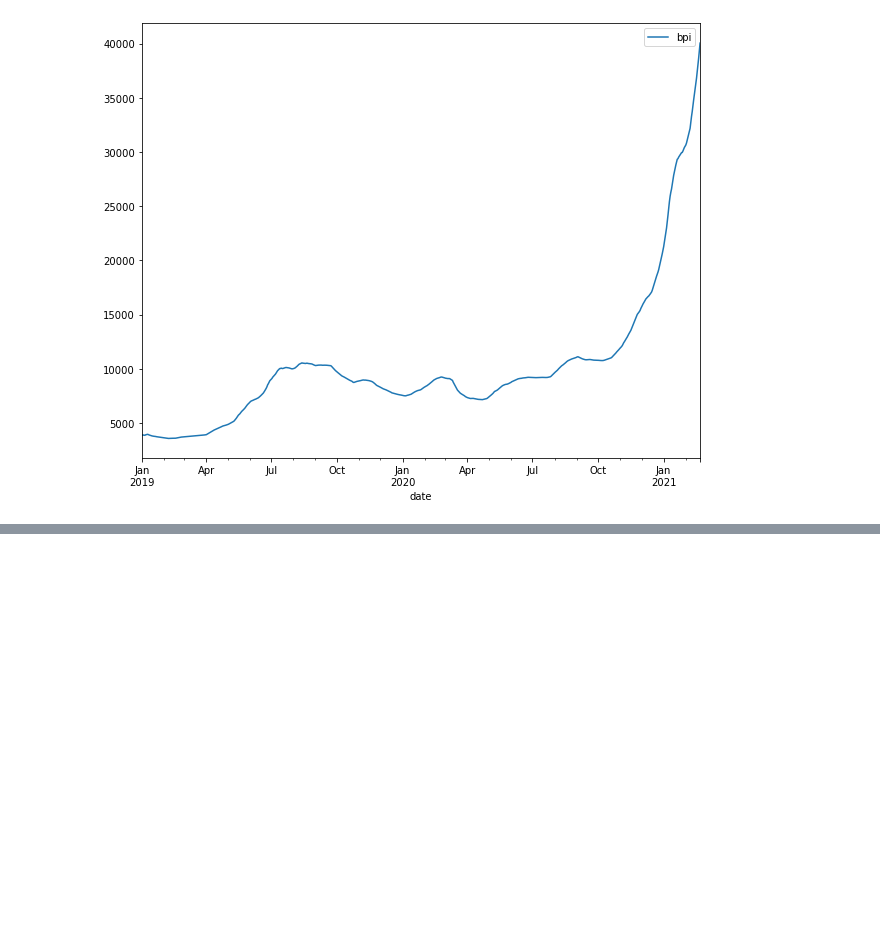
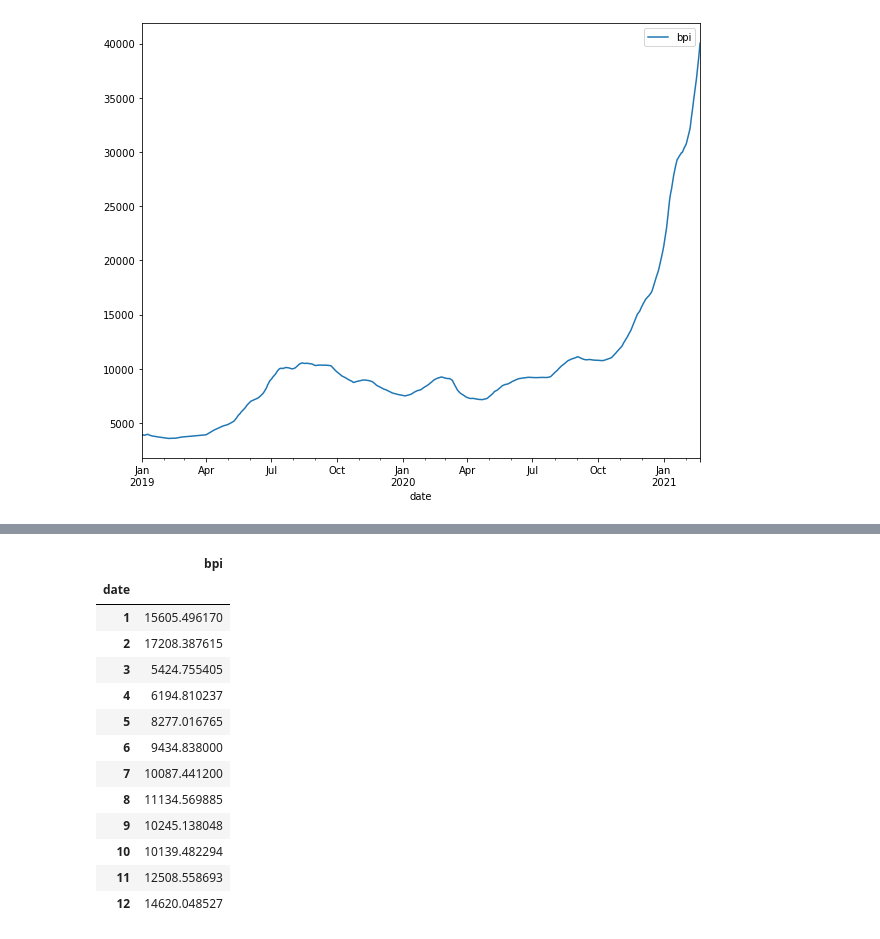
Before and after one commit to prudhvinathreddymalla/Time-Series-Analysis, a Jupyter notebook: Python functions for time series modeling and analysis on present bitcoin data.ipynb, the cells around one changed output, grey strips where cells are left out. Cells and saved outputs as stored; diff of their text form; code cells hidden in the pictures; blank space fills up the shorter version.

```diff
--- a/Python functions for time series modeling and analysis on present bitcoin data.ipynb
+++ b/Python functions for time series modeling and analysis on present bitcoin data.ipynb
@@ -142,0 +160,17 @@ data.ewm(span = 50).mean().plot()
+# %%
+data.groupby(data.index.month).mean()
+# %% [output]
+|  | bpi |
+| date |  |
+| 1 | 15605.496170 |
+| 2 | 17208.387615 |
+| 3 | 5424.755405 |
+| 4 | 6194.810237 |
+| 5 | 8277.016765 |
+| 6 | 9434.838000 |
+| 7 | 10087.441200 |
+| 8 | 11134.569885 |
+| 9 | 10245.138048 |
+| 10 | 10139.482294 |
+| 11 | 12508.558693 |
+| 12 | 14620.048527 |
```
Also changed, not shown: parts of 7 cells of this notebook, 1 other file.
